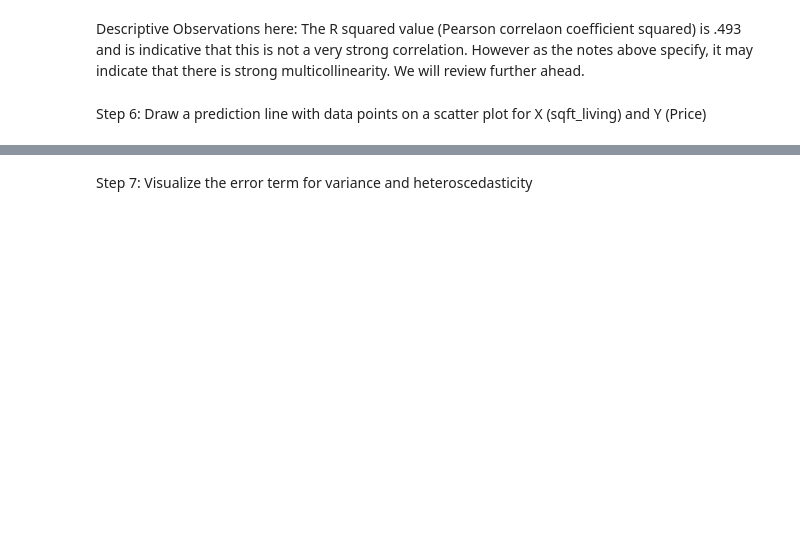
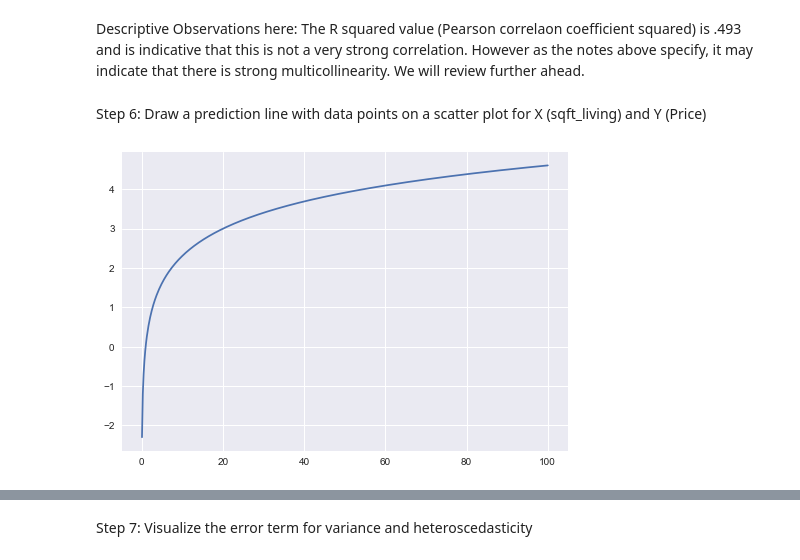
Before and after one commit to githosted/Phase2Pro, a Jupyter notebook: Phase2REDO2.ipynb, the cells around one changed output, grey strips where cells are left out. Cells and saved outputs as stored; diff of their text form; code cells hidden in the pictures; blank space fills up the shorter version.

```diff
--- a/Phase2REDO2.ipynb
+++ b/Phase2REDO2.ipynb
@@ -204,4 +235,11 @@ strong multicollinearity or other numerical problems.
 Descriptive Observations here: The R squared value (Pearson correlaon coefficient squared) is .493 and is indicative that this is not a very strong correlation. However as the notes above specify, it may indicate that there is strong multicollinearity. We will review further ahead.
 # %% [markdown]
 Step 6: Draw a prediction line with data points on a scatter plot for X (sqft_living) and Y (Price)
+# %%
+#Log trandsformation visual representation
+x = np.linspace(start=-100, stop=100, num=10**3)
+y = np.log(x)
+plt.plot(x, y);
+# %% [output]
+[figure, added]
 # %%
```
Also changed, not shown: parts of 13 cells of this notebook, 1 other file.
